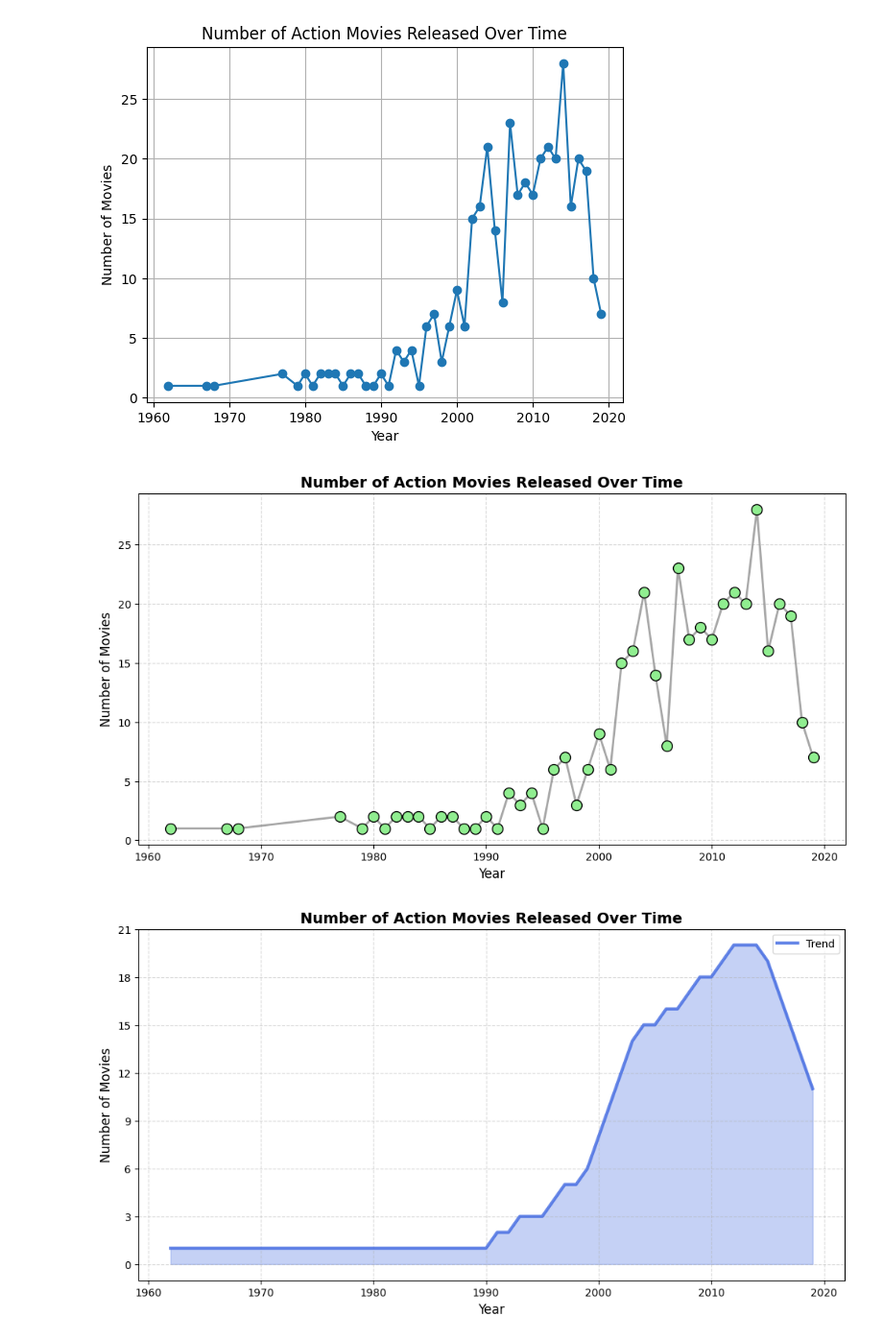
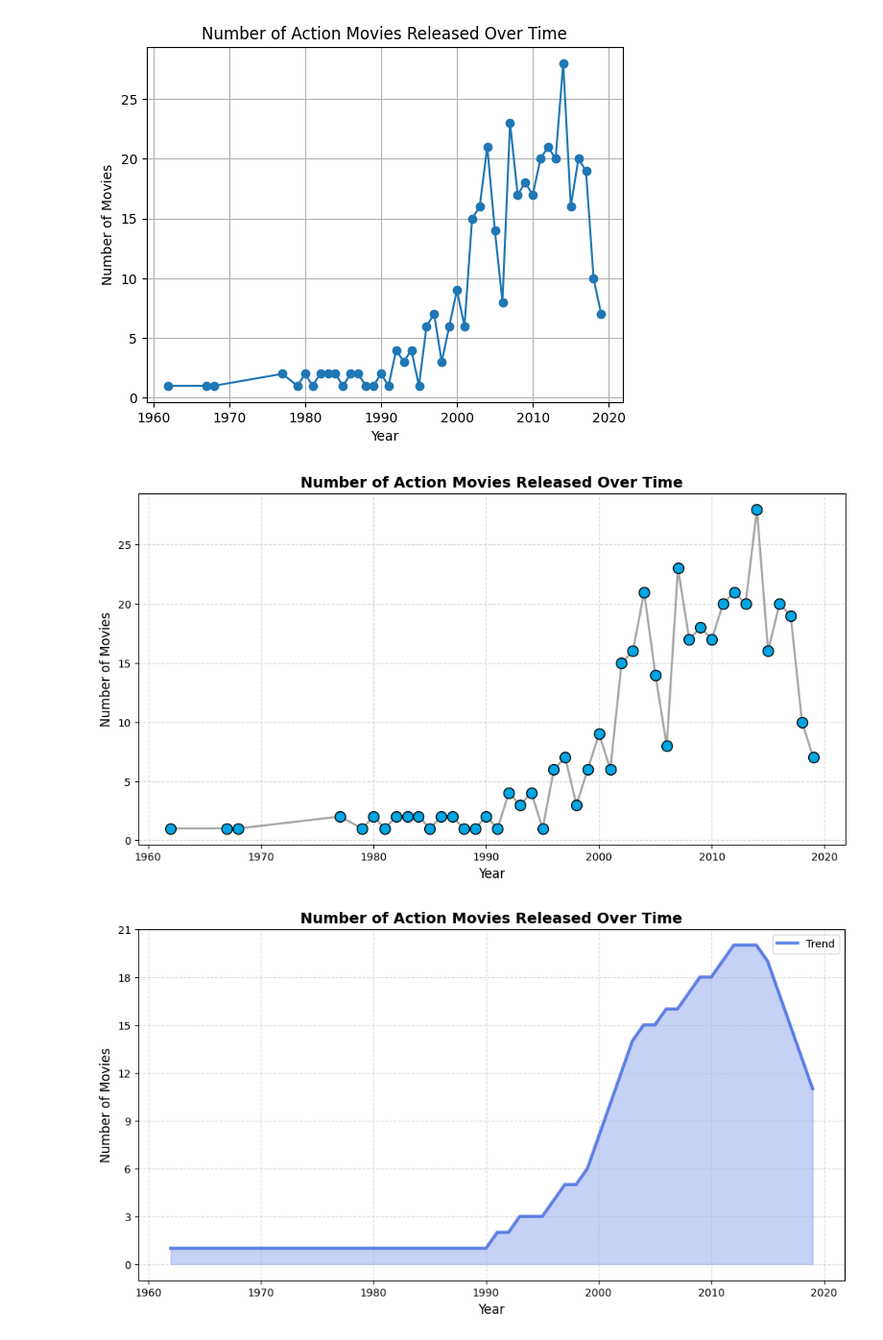
Before and after one commit to johjor/Python_Course_2025, a Jupyter notebook: scripts/Action_by_time.ipynb, the cells around one changed output. Shown at 96% size. Drawn from its saved outputs; the diff is of its cells as text; code cells hidden in the pictures.

```diff
--- a/scripts/Action_by_time.ipynb
+++ b/scripts/Action_by_time.ipynb
@@ -82,28 +82,25 @@ plt.show()
 # %%
 # Devloping the figure more
 years = action_movies_per_year.index
 counts = action_movies_per_year.values
-
-# Normalize counts for color mapping
-colors = counts - counts.min()
 
 plt.figure(figsize=(12, 6))
 
 # Plot the line
 plt.plot(years, counts, color="gray", linestyle="-", linewidth=2, alpha=0.7)  # Light gray line
 
 # Scatter plot with color scale
-sc = plt.scatter(years, counts, c="lightgreen", edgecolors="black", s=100, zorder=3)
+sc = plt.scatter(years, counts, c="#00A5E3", edgecolors="black", s=100, zorder=3)
 
 # Labels and grid
 plt.title("Number of Action Movies Released Over Time", fontsize=14, fontweight="bold")
 plt.xlabel("Year", fontsize=12)
 plt.ylabel("Number of Movies", fontsize=12)
 plt.grid(True, linestyle="--", alpha=0.5)
 
 plt.show()
 # %% [output]
-[figure, old version]
+[figure, new version]
 # %%
 #Creating a smoother plot
 from scipy.ndimage import gaussian_filter1d
```
Also changed, not shown: parts of 2 cells of this notebook, 1 other file.
